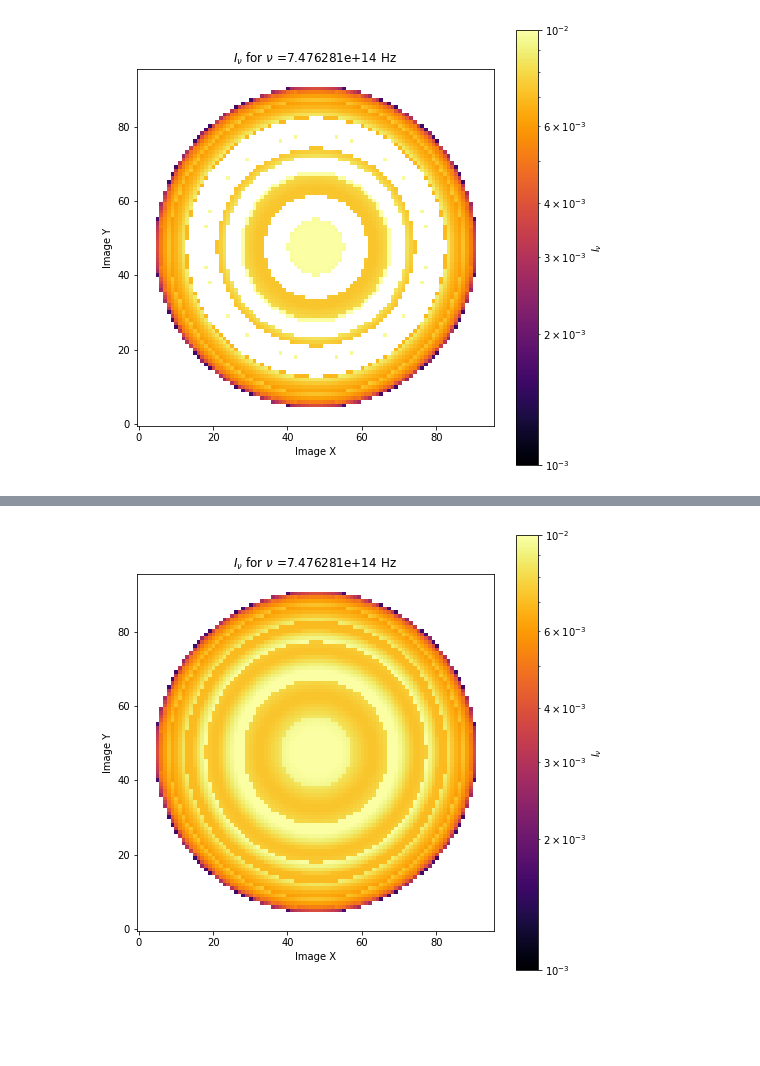
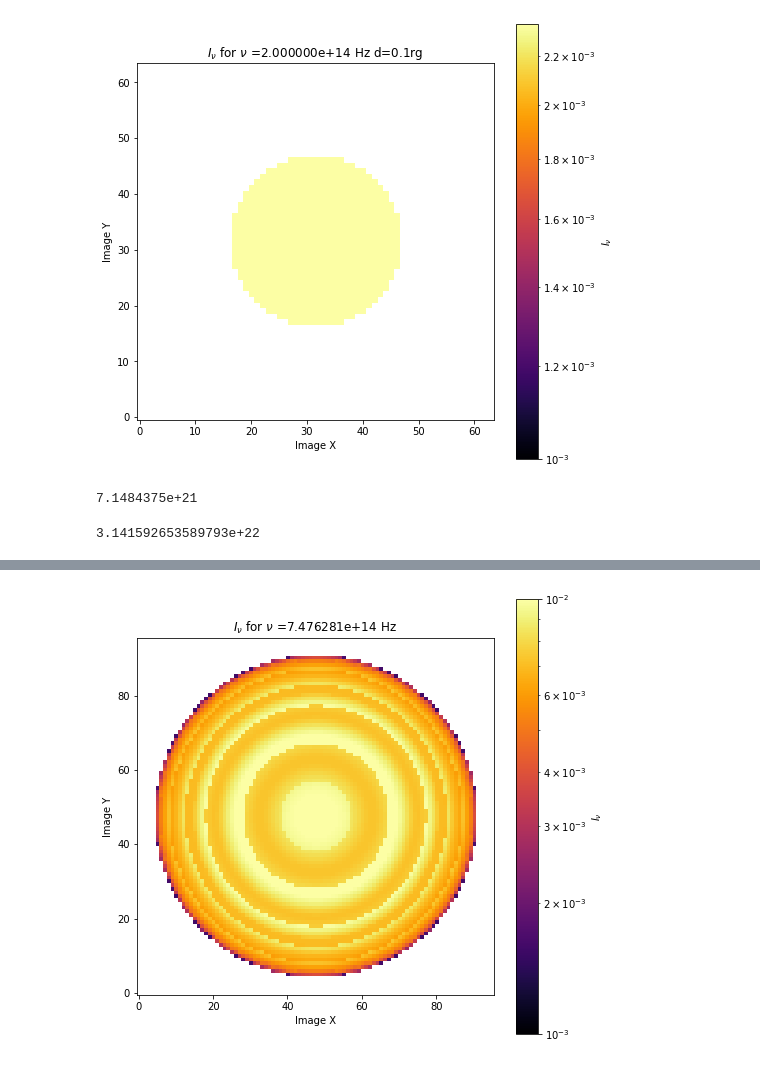
Before and after one commit to thomas-03/blacklight, a Jupyter notebook: scripts/imageFiles.ipynb, the cells around one changed output, grey strips where cells are left out. Drawn from its saved outputs; the diff is of its cells as text; code cells hidden in the pictures; blank space fills up the shorter version.

```diff
--- a/scripts/imageFiles.ipynb
+++ b/scripts/imageFiles.ipynb
@@ -30,8 +30,8 @@ T0=v0**2*mu*mp #temperature unit
 rho0=2*G*Mbh/c**2
 e= 4.80320425e-10
 # %%
-file = np.load('../output/spherical_thomson/test_ff_thom_spherical_deltaTauBig.npz')
+file = np.load('../output/spherical_thomson/mantemp_ff_spherical_i0_r2000_plane.npz')
 print(list(file.keys()))
-file2 = np.load('../output/spherical_thomson/test_ff_thom_spherical.npz')
+file2 = np.load('../output/spherical_thomson/mantemp_ff_ringspherical_i0_r5_plane.npz')
 print(list(file2.keys()))
 # %% [output]
@@ -44,14 +68,22 @@ np.nanmax(file2['I_nu'][0])
 # %%
 fig,ax = plt.subplots(figsize=(8,8))
-frequencies = np.array(file['frequency'][5])
-plt.imshow(file['I_nu'][5],cmap='inferno',origin='lower',norm=colors.LogNorm(vmin=1e-3,vmax=1e-2))
+frequencies = np.array(file['frequency'][0])
+plt.imshow(file['I_nu'][0],cmap='inferno',origin='lower',norm=colors.LogNorm(vmin=1e-3))
 plt.colorbar(label="$I_\\nu$")
 plt.xlabel('Image X')
 plt.ylabel('Image Y')
-plt.title("$I_\\nu$ for $\\nu$ ={freq:e} Hz".format(freq=frequencies))
+plt.title("$I_\\nu$ for $\\nu$ ={freq:e} Hz d=0.1rg".format(freq=frequencies))
 #plt.title('$I_\\nu$ w middle for i=90')
 
 #plt.savefig('../plots/cbdisk/ff_tabular/i45_cbdisk_Inu.png', bbox_inches='tight', dpi=300)
 plt.show()
 # %% [output]
-[figure, old version]
+[figure, new version]
+# %%
+np.sum(file['I_nu'][0]!=0.0)*(2e11/64)**2
+# %% [output]
+7.1484375e+21
+# %%
+np.pi*(1e11)**2
+# %% [output]
+3.141592653589793e+22
```
Also changed, not shown: parts of 9 cells of this notebook, 12 other files.
